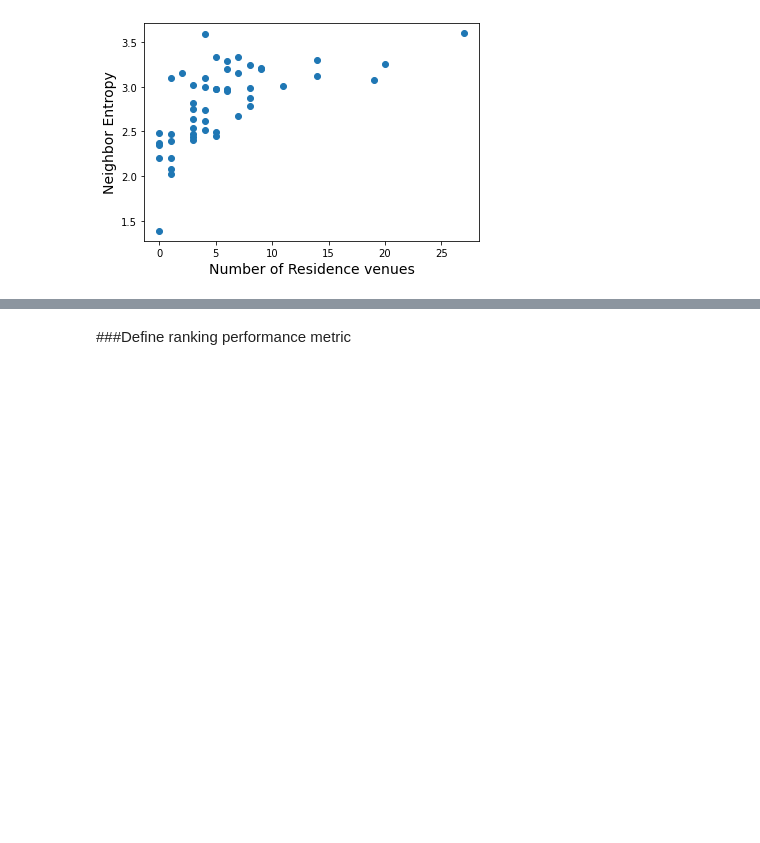
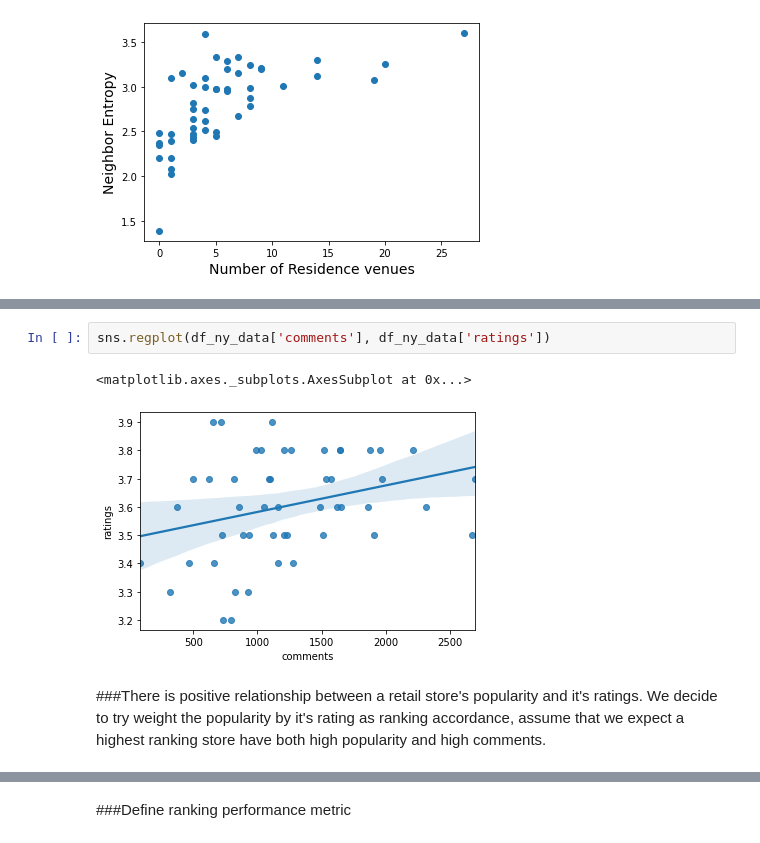
Before and after one commit to laurence-lin/Coursera_Capstone, a Jupyter notebook: Final_Project_EDA.ipynb, the cells around one changed output, grey strips where cells are left out. Cells and saved outputs as stored; diff of their text form; blank space fills up the shorter version.

```diff
--- a/Final_Project_EDA.ipynb
+++ b/Final_Project_EDA.ipynb
@@ -216,0 +211,7 @@ df_ny_data.head()
+# %%
+sns.regplot(df_ny_data['comments'], df_ny_data['ratings'])
+# %% [output]
+<matplotlib.axes._subplots.AxesSubplot at 0x...>
+[figure, added]
+# %% [markdown]
+###There is positive relationship between a retail store's popularity and it's ratings. We decide to try weight the popularity by it's rating as ranking accordance, assume that we expect a highest ranking store have both high popularity and high comments.
```
Also changed, not shown: parts of 33 cells of this notebook.
